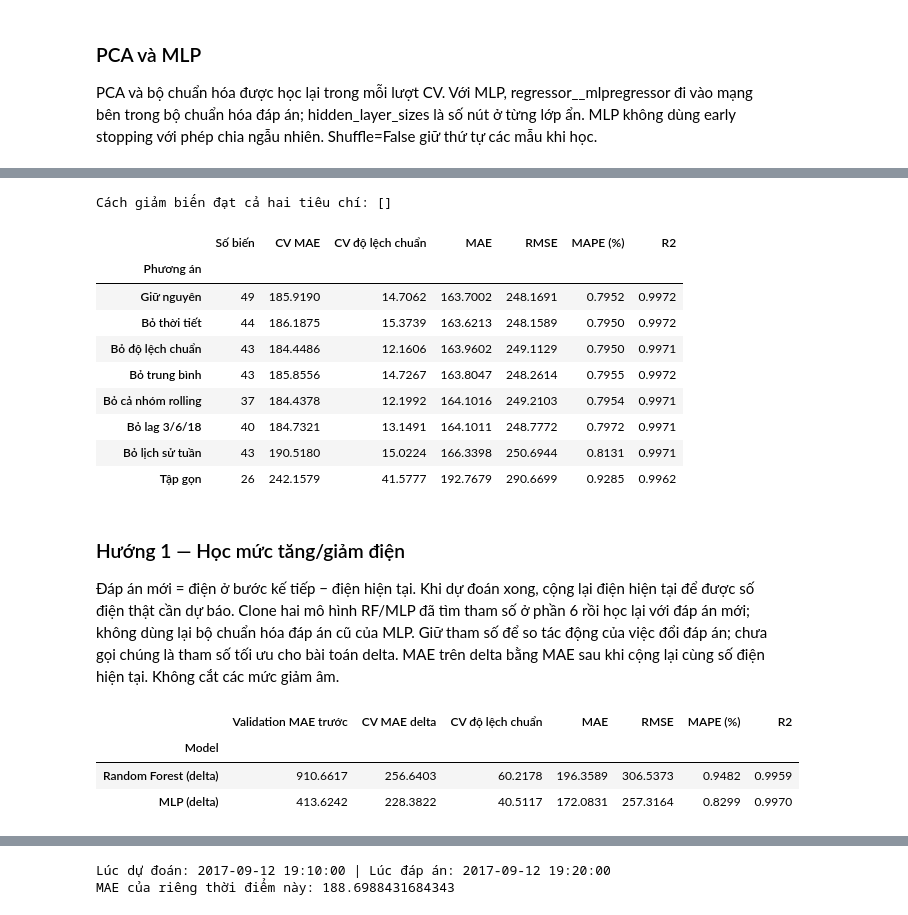
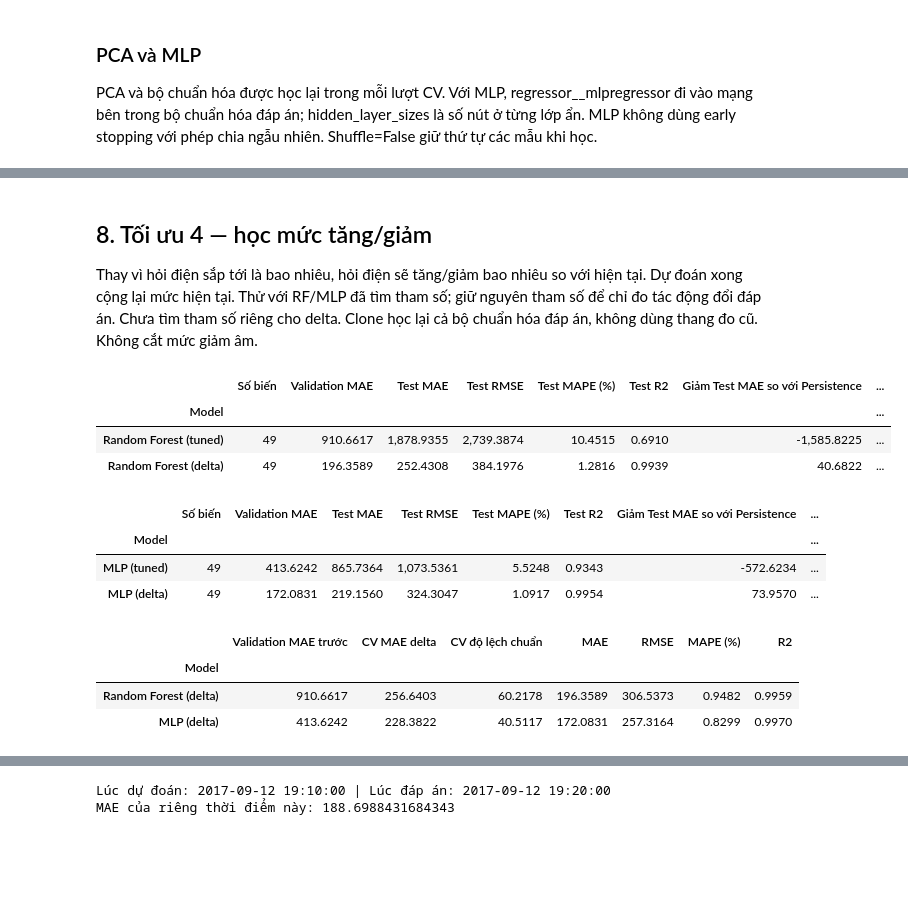
Before and after one commit to huy1907ddddddd/DS66B_group_14, a Jupyter notebook: notebooks/GridWatch_Colab.ipynb, the cells around one changed output, grey strips where cells are left out. Cells and saved outputs as stored; diff of their text form; code cells hidden in the pictures; blank space fills up the shorter version.

```diff
--- a/notebooks/GridWatch_Colab.ipynb
+++ b/notebooks/GridWatch_Colab.ipynb
@@ -364,76 +535,38 @@ Chỉ đưa cách giảm biến vào nhóm ứng viên nếu cả CV MAE và val
-# %%
-removals = {
-    'Bỏ thời tiết': weather,
-    'Bỏ độ lệch chuẩn': [c for c in selected_columns if '_std_' in c],
-    'Bỏ trung bình': [c for c in selected_columns if '_mean_' in c],
-    'Bỏ cả nhóm rolling': [c for c in selected_columns if '_std_' in c or '_mean_' in c],
-    'Bỏ lag 3/6/18': [f'{z}_lag_{lag}' for z in zones for lag in [3, 6, 18]],
-    'Bỏ lịch sử tuần': [c for c in selected_columns if '_weekly_' in c]
-}
-ablation_columns = {'Giữ nguyên': selected_columns}
-for name, removed in removals.items():
-    ablation_columns[name] = [c for c in selected_columns if c not in removed]
-compact = zones + [f'{z}_lag_{lag}' for z in zones for lag in [1, 3]]
-compact += [c for c in selected_columns if '_mean_' in c]
-compact += ['clock_sin', 'clock_cos', 'weekday_sin', 'weekday_cos', 'is_weekend']
-compact += [f'{z}_daily_reference' for z in zones] + [f'{z}_weekly_reference' for z in zones]
-ablation_columns['Tập gọn'] = compact
-feature_models, feature_predictions, feature_rows = {}, {}, []
-for name, columns in ablation_columns.items():
-    model = make_pipeline(StandardScaler(), LinearRegression())
-    cv_errors = -cross_val_score(model, X_train_all[columns], y_train,
-                                 scoring='neg_mean_absolute_error', cv=cv, error_score='raise')
-    model.fit(X_train_all[columns], y_train)
-    predicted = model.predict(X_val_all[columns])
-    feature_models[name], feature_predictions[name] = model, predicted
-    feature_rows.append([name, len(columns), cv_errors.mean(), cv_errors.std(), *metrics(y_val, predicted)])
-feature_ablation = pd.DataFrame(feature_rows, columns=['Phương án', 'Số biến', 'CV MAE', 'CV độ lệch chuẩn'] + metric_names).set_index('Phương án')
-display(feature_ablation)
-reference = feature_ablation.loc['Giữ nguyên']
-approved_features = feature_ablation[(feature_ablation['CV MAE'] < reference['CV MAE']) & (feature_ablation.MAE < reference.MAE)]
-extra_models, extra_columns = {}, {}
-for name in approved_features.index:
-    label = 'Linear - ' + name
-    extra_models[label], extra_columns[label] = feature_models[name], ablation_columns[name]
-    val_predictions[label] = feature_predictions[name]
-print('Cách giảm biến đạt cả hai tiêu chí:', approved_features.index.tolist())
-# %% [output]
-Cách giảm biến đạt cả hai tiêu chí: []
-|  | Số biến | CV MAE | CV độ lệch chuẩn | MAE | RMSE | MAPE (%) | R2 |
-| Phương án |  |  |  |  |  |  |  |
-| Giữ nguyên | 49 | 185.9190 | 14.7062 | 163.7002 | 248.1691 | 0.7952 | 0.9972 |
-| Bỏ thời tiết | 44 | 186.1875 | 15.3739 | 163.6213 | 248.1589 | 0.7950 | 0.9972 |
-| Bỏ độ lệch chuẩn | 43 | 184.4486 | 12.1606 | 163.9602 | 249.1129 | 0.7950 | 0.9971 |
-| Bỏ trung bình | 43 | 185.8556 | 14.7267 | 163.8047 | 248.2614 | 0.7955 | 0.9972 |
-| Bỏ cả nhóm rolling | 37 | 184.4378 | 12.1992 | 164.1016 | 249.2103 | 0.7954 | 0.9971 |
-| Bỏ lag 3/6/18 | 40 | 184.7321 | 13.1491 | 164.1011 | 248.7772 | 0.7972 | 0.9971 |
-| Bỏ lịch sử tuần | 43 | 190.5180 | 15.0224 | 166.3398 | 250.6944 | 0.8131 | 0.9971 |
-| Tập gọn | 26 | 242.1579 | 41.5777 | 192.7679 | 290.6699 | 0.9285 | 0.9962 |
 # %% [markdown]
-### Hướng 1 — Học mức tăng/giảm điện
-Đáp án mới = điện ở bước kế tiếp − điện hiện tại. Khi dự đoán xong, cộng lại điện hiện tại để được số điện thật cần dự báo.
-Clone hai mô hình RF/MLP đã tìm tham số ở phần 6 rồi học lại với đáp án mới; không dùng lại bộ chuẩn hóa đáp án cũ của MLP.
-Giữ tham số để so tác động của việc đổi đáp án; chưa gọi chúng là tham số tối ưu cho bài toán delta.
-MAE trên delta bằng MAE sau khi cộng lại cùng số điện hiện tại. Không cắt các mức giảm âm.
+## 8. Tối ưu 4 — học mức tăng/giảm
+Thay vì hỏi điện sắp tới là bao nhiêu, hỏi điện sẽ tăng/giảm bao nhiêu so với hiện tại. Dự đoán xong cộng lại mức hiện tại.
+Thử với RF/MLP đã tìm tham số; giữ nguyên tham số để chỉ đo tác động đổi đáp án. Chưa tìm tham số riêng cho delta.
+Clone học lại cả bộ chuẩn hóa đáp án, không dùng thang đo cũ. Không cắt mức giảm âm.
 # %%
 delta_train = y_train.to_numpy() - X_train_all[zones].to_numpy()
 delta_names, delta_rows = set(), []
 for name in ['Random Forest', 'MLP']:
     model = clone(tuned[name])
     cv_errors = -cross_val_score(model, X_train, delta_train, scoring='neg_mean_absolute_error',
                                  cv=cv, n_jobs=1, error_score='raise')
     model.fit(X_train, delta_train)
     label = name + ' (delta)'
     predicted = X_val_all[zones].to_numpy() + model.predict(X_val)
     extra_models[label], extra_columns[label] = model, selected_columns
     delta_names.add(label)
     val_predictions[label] = predicted
     before_mae = mean_absolute_error(y_val, val_predictions[name + ' (tuned)'])
+    candidates[label], candidate_columns[label] = model, selected_columns
+    record_result(label, predicted, X_train_all[zones].to_numpy() + model.predict(X_train), X_test_all[zones].to_numpy() + model.predict(X_test), len(selected_columns))
+    compare_step('Học mức tăng/giảm - ' + name, [name + ' (tuned)', label], name + ' (tuned)')
     delta_rows.append([label, before_mae, cv_errors.mean(), cv_errors.std(), *metrics(y_val, predicted)])
 delta_results = pd.DataFrame(delta_rows, columns=['Model', 'Validation MAE trước', 'CV MAE delta', 'CV độ lệch chuẩn'] + metric_names).set_index('Model')
 display(delta_results)
 # %% [output]
-|  | Validation MAE trước | CV MAE delta | CV độ lệch chuẩn | MAE | RMSE | MAPE (%) | R2 |
-| Model |  |  |  |  |  |  |  |
-| Random Forest (delta) | 910.6617 | 256.6403 | 60.2178 | 196.3589 | 306.5373 | 0.9482 | 0.9959 |
-| MLP (delta) | 413.6242 | 228.3822 | 40.5117 | 172.0831 | 257.3164 | 0.8299 | 0.9970 |
+|  | Số biến | Validation MAE | Test MAE | Test RMSE | Test MAPE (%) | Test R2 | Giảm Test MAE so với Persistence | ... |
+| Model |  |  |  |  |  |  |  | ... |
+| Random Forest (tuned) | 49 | 910.6617 | 1,878.9355 | 2,739.3874 | 10.4515 | 0.6910 | -1,585.8225 | ... |
+| Random Forest (delta) | 49 | 196.3589 | 252.4308 | 384.1976 | 1.2816 | 0.9939 | 40.6822 | ... |
+|  | Số biến | Validation MAE | Test MAE | Test RMSE | Test MAPE (%) | Test R2 | Giảm Test MAE so với Persistence | ... |
+| Model |  |  |  |  |  |  |  | ... |
+| MLP (tuned) | 49 | 413.6242 | 865.7364 | 1,073.5361 | 5.5248 | 0.9343 | -572.6234 | ... |
+| MLP (delta) | 49 | 172.0831 | 219.1560 | 324.3047 | 1.0917 | 0.9954 | 73.9570 | ... |
+|  | Validation MAE trước | CV MAE delta | CV độ lệch chuẩn | MAE | RMSE | MAPE (%) | R2 |
+| Model |  |  |  |  |  |  |  |
+| Random Forest (delta) | 910.6617 | 256.6403 | 60.2178 | 196.3589 | 306.5373 | 0.9482 | 0.9959 |
+| MLP (delta) | 413.6242 | 228.3822 | 40.5117 | 172.0831 | 257.3164 | 0.8299 | 0.9970 |
```
Also changed, not shown: parts of 48 cells of this notebook, 13 other files.
